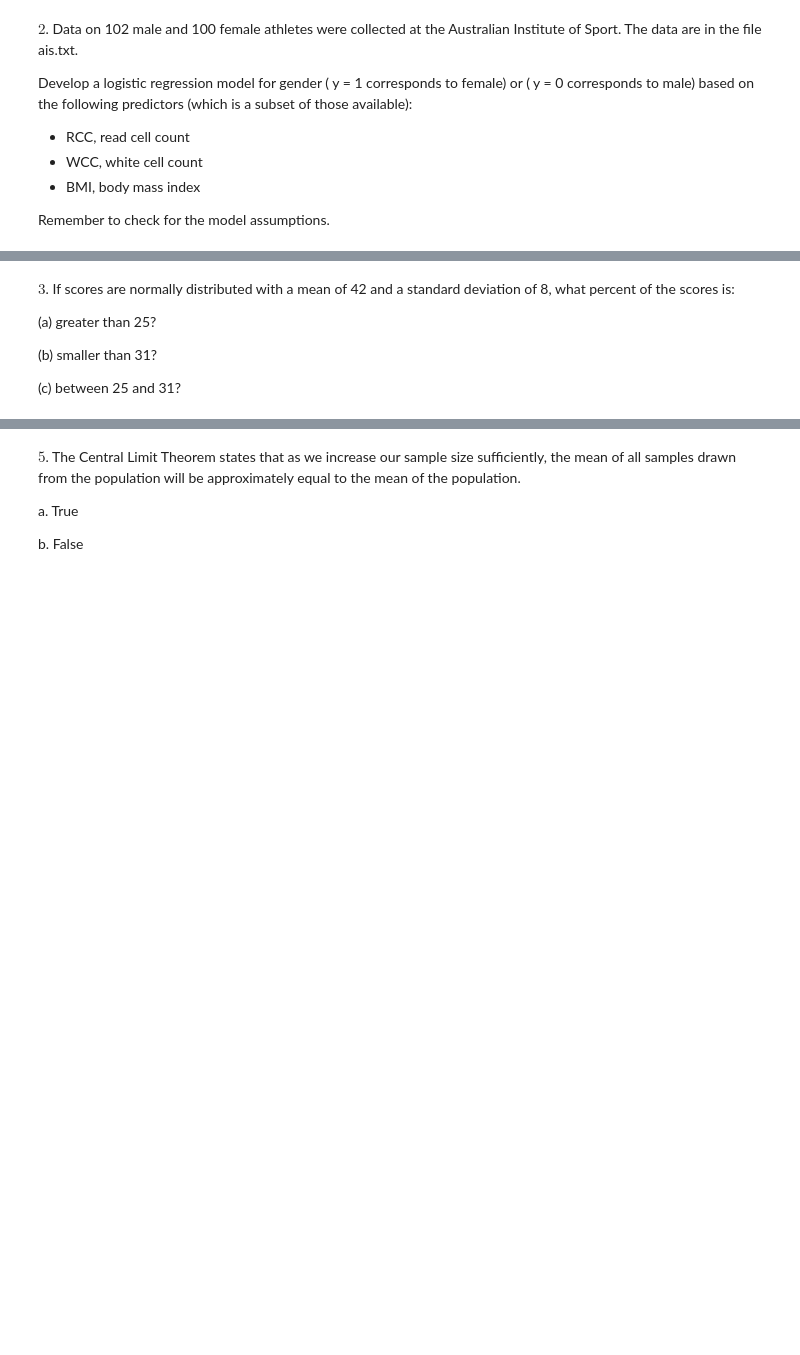
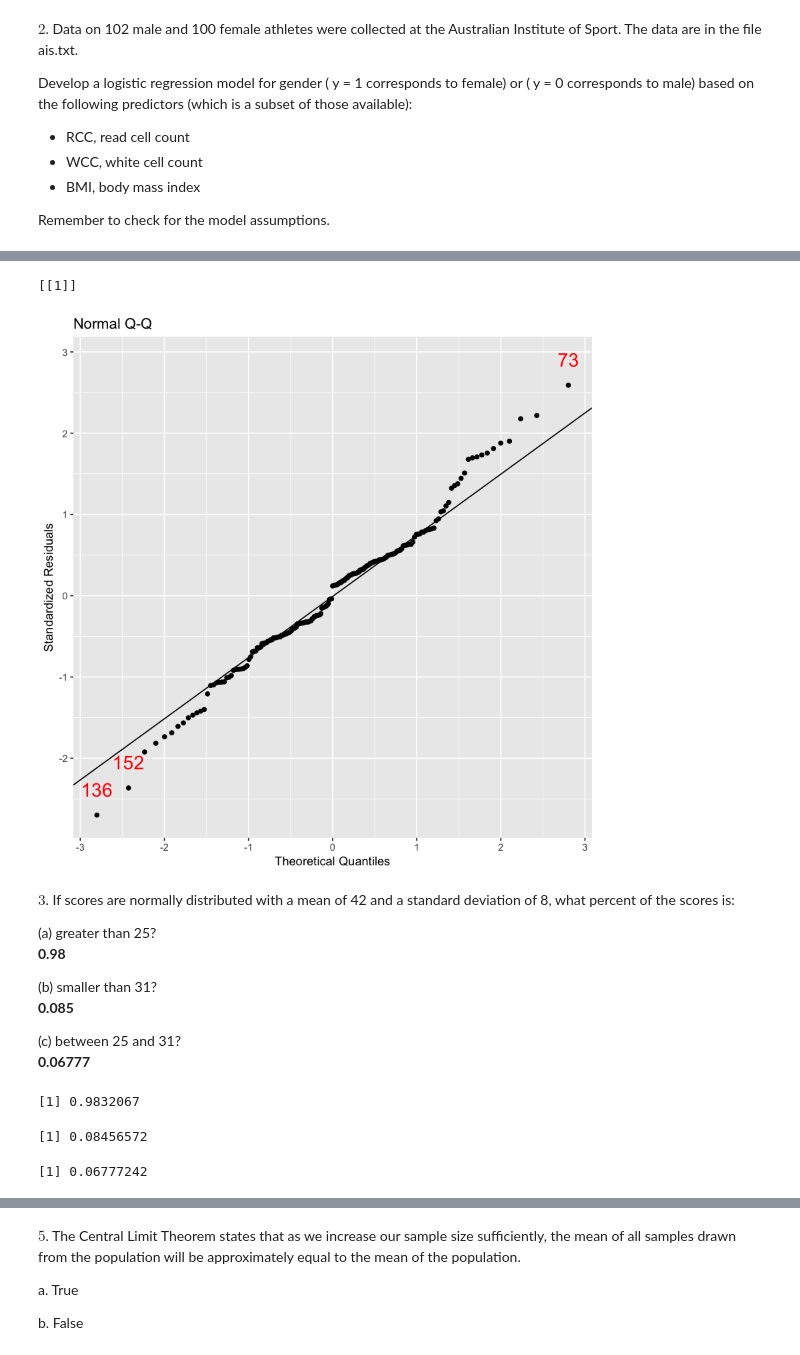
Before and after one commit to abchapman93/BMI_Prob_Stats, a Jupyter notebook: Module/Exam_2/Exam 2.ipynb, the cells around one changed output, grey strips where cells are left out. Saved outputs shown, nothing was run; the diff lists cells and outputs as text; code cells hidden in the pictures; blank space fills up the shorter version.

```diff
--- a/Module/Exam_2/Exam 2.ipynb
+++ b/Module/Exam_2/Exam 2.ipynb
@@ -23,8 +75,17 @@ Remember to check for the model assumptions.
+# %%
+mplot(model, which = 2, system = "ggplot2")
+# %% [output]
+[[1]]
+[figure, added]
 # %% [markdown]
 $3$. If scores are normally distributed with a mean of 42 and a standard deviation of 8, what percent of the scores is:
 
-(a) greater than 25?
+(a) greater than 25? <br>
+**0.98**
 
-(b) smaller than 31?
 
-(c) between 25 and 31?
+(b) smaller than 31? <br>
+**0.085**
+
+(c) between 25 and 31? <br>
+**0.06777**
@@ -30,0 +95,12 @@ $3$. If scores are normally distributed with a mean of 42 and a standard deviati
+# %%
+pnorm(25, mean, std, lower.tail=FALSE)
+# %% [output]
+[1] 0.9832067
+# %%
+pnorm(31, mean, std, lower.tail=TRUE)
+# %% [output]
+[1] 0.08456572
+# %%
+1 - pnorm(31, mean, std, lower.tail=FALSE) - pnorm(25, mean, std, lower.tail=TRUE)
+# %% [output]
+[1] 0.06777242
```
Also changed, not shown: parts of 37 cells of this notebook.
